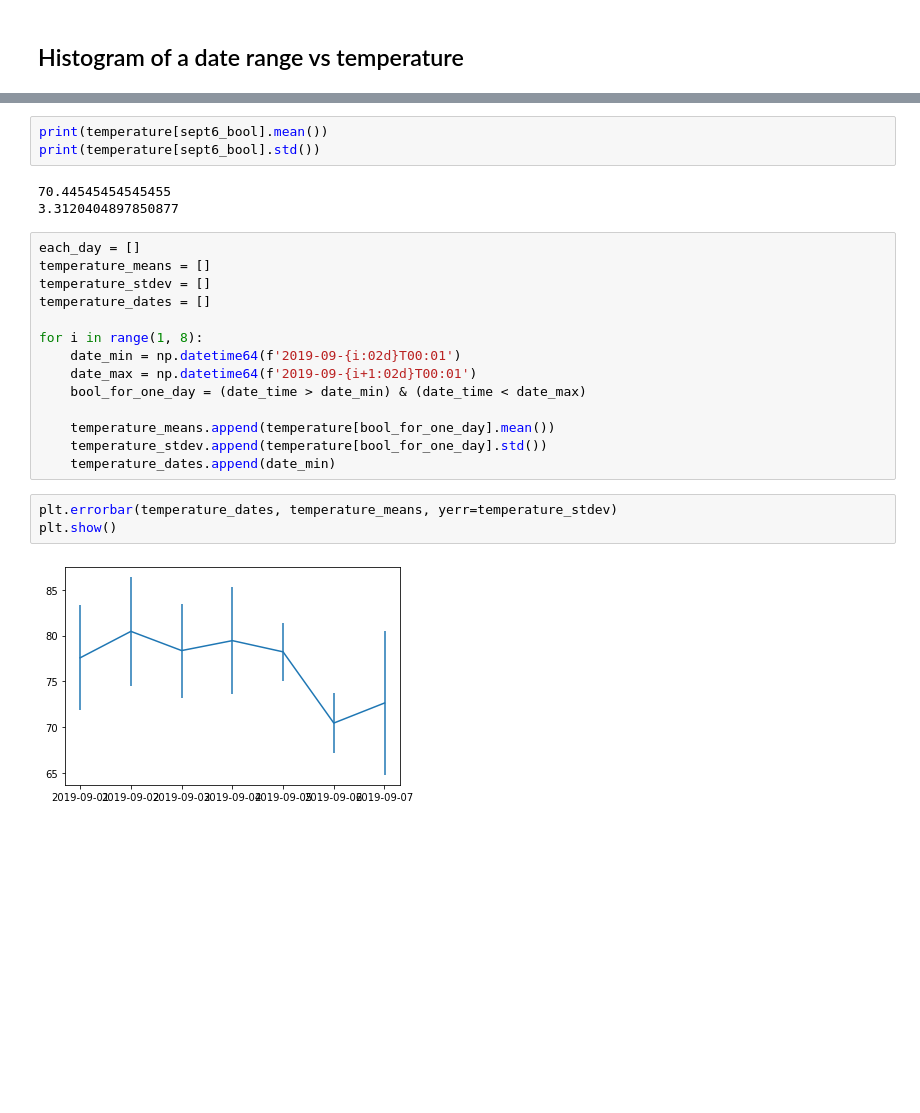
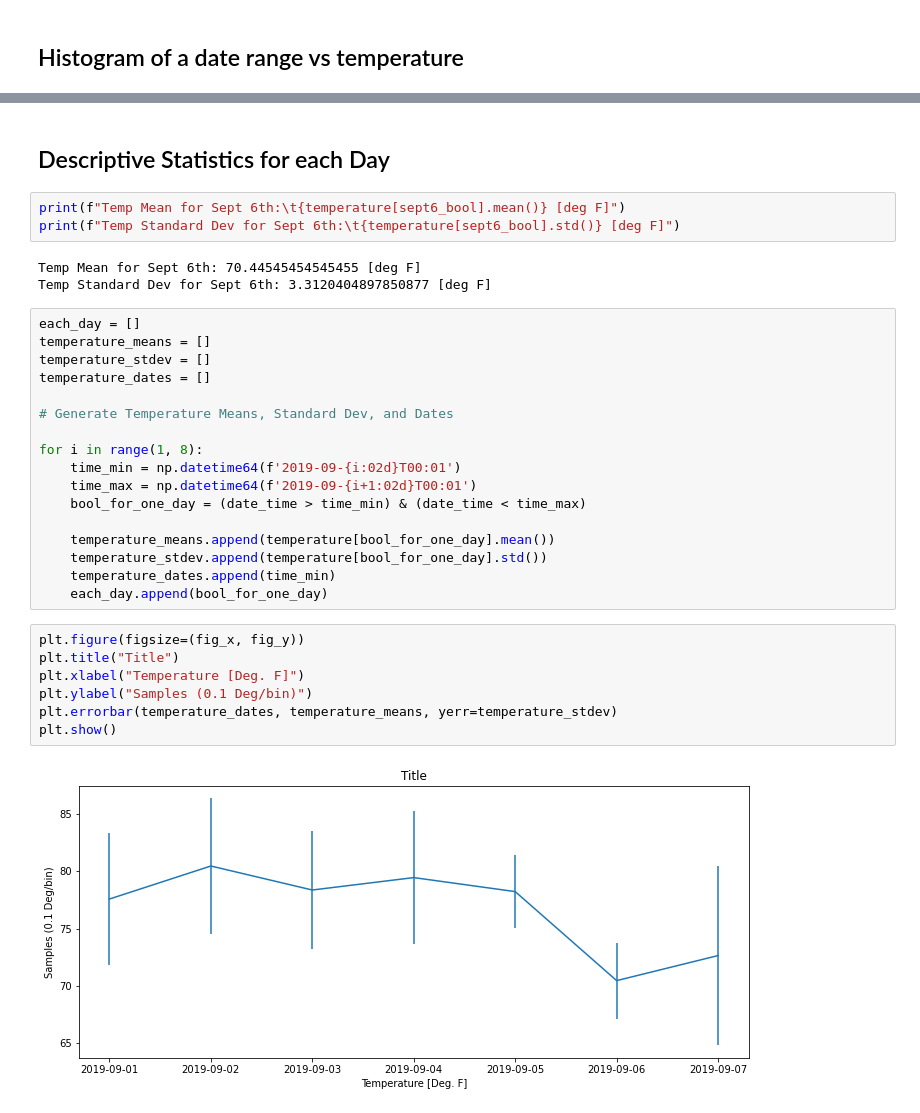
Before and after one commit to justinyed/Simple_Statistics_and_Data_Cleaning_of_Weather_Data, a Jupyter notebook: src/week4_weather_statistics.ipynb, the cells around one changed output, grey strips where cells are left out. Cells and saved outputs as stored; diff of their text form; blank space fills up the shorter version.

```diff
--- a/src/week4_weather_statistics.ipynb
+++ b/src/week4_weather_statistics.ipynb
@@ -85,25 +97,34 @@ plt.show()
+# %% [markdown]
+## Descriptive Statistics for each Day
 # %%
-print(temperature[sept6_bool].mean())
-print(temperature[sept6_bool].std())
+print(f"Temp Mean for Sept 6th:\t{temperature[sept6_bool].mean()} [deg F]")
+print(f"Temp Standard Dev for Sept 6th:\t{temperature[sept6_bool].std()} [deg F]")
 # %% [output]
-70.44545454545455
-3.3120404897850877
+Temp Mean for Sept 6th: 70.44545454545455 [deg F]
+Temp Standard Dev for Sept 6th: 3.3120404897850877 [deg F]
 # %%
 each_day = []
 temperature_means = []
 temperature_stdev = []
 temperature_dates = []
 
+# Generate Temperature Means, Standard Dev, and Dates
+
 for i in range(1, 8):
-    date_min = np.datetime64(f'2019-09-{i:02d}T00:01')
-    date_max = np.datetime64(f'2019-09-{i+1:02d}T00:01')
-    bool_for_one_day = (date_time > date_min) & (date_time < date_max)
+    time_min = np.datetime64(f'2019-09-{i:02d}T00:01')
+    time_max = np.datetime64(f'2019-09-{i+1:02d}T00:01')
+    bool_for_one_day = (date_time > time_min) & (date_time < time_max)
 
     temperature_means.append(temperature[bool_for_one_day].mean())
     temperature_stdev.append(temperature[bool_for_one_day].std())
-    temperature_dates.append(date_min)
+    temperature_dates.append(time_min)
+    each_day.append(bool_for_one_day)
-# %%
-plt.errorbar(temperature_dates, temperature_means, yerr=temperature_stdev)
-plt.show()
-# %% [output]
-[figure, removed]
+# %%
+plt.figure(figsize=(fig_x, fig_y))
+plt.title("Title")
+plt.xlabel("Temperature [Deg. F]")
+plt.ylabel("Samples (0.1 Deg/bin)")
+plt.errorbar(temperature_dates, temperature_means, yerr=temperature_stdev)
+plt.show()
+# %% [output]
+[figure, added]
```
Also changed, not shown: parts of 8 cells of this notebook, 2 other files.
